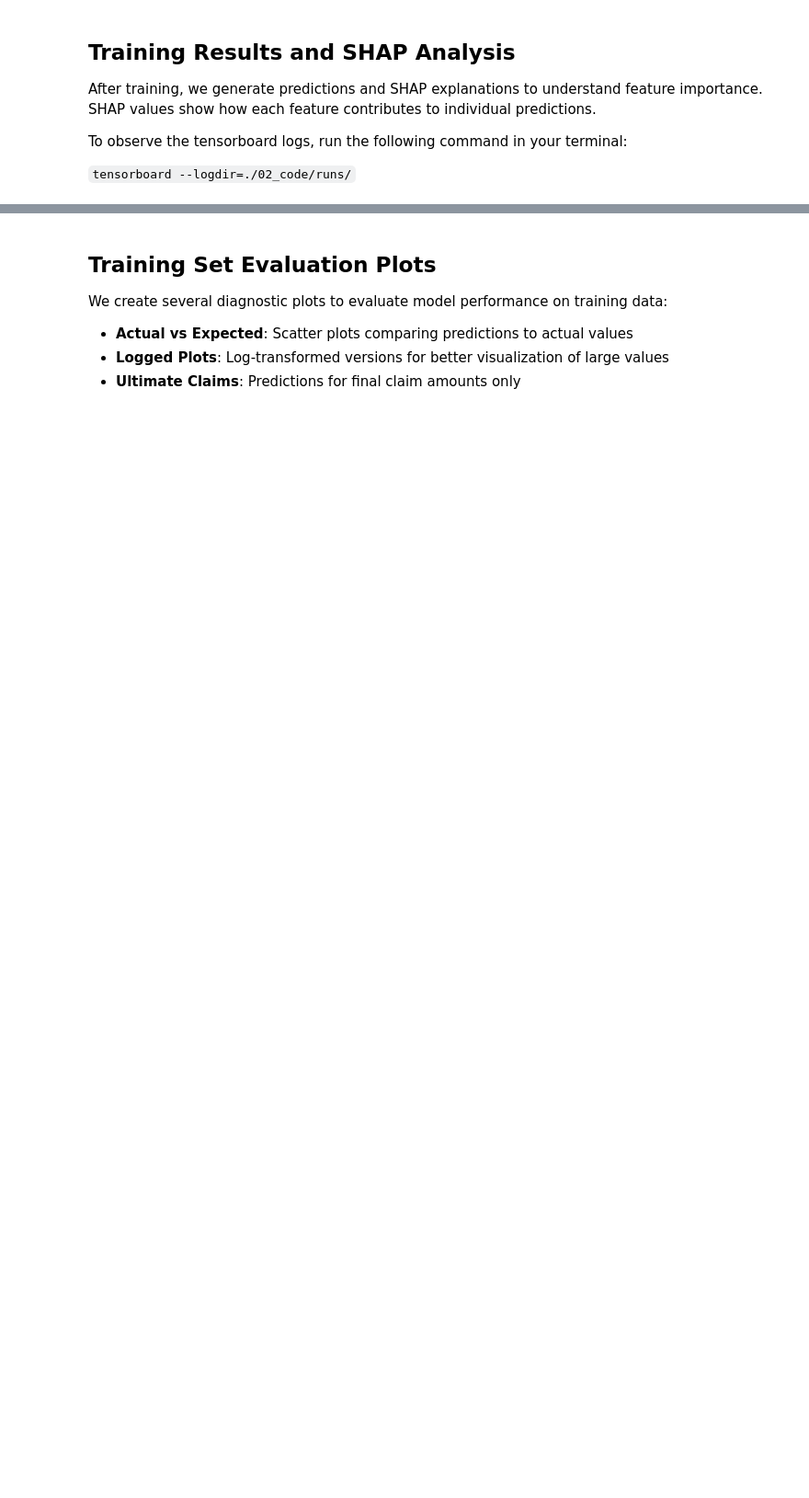
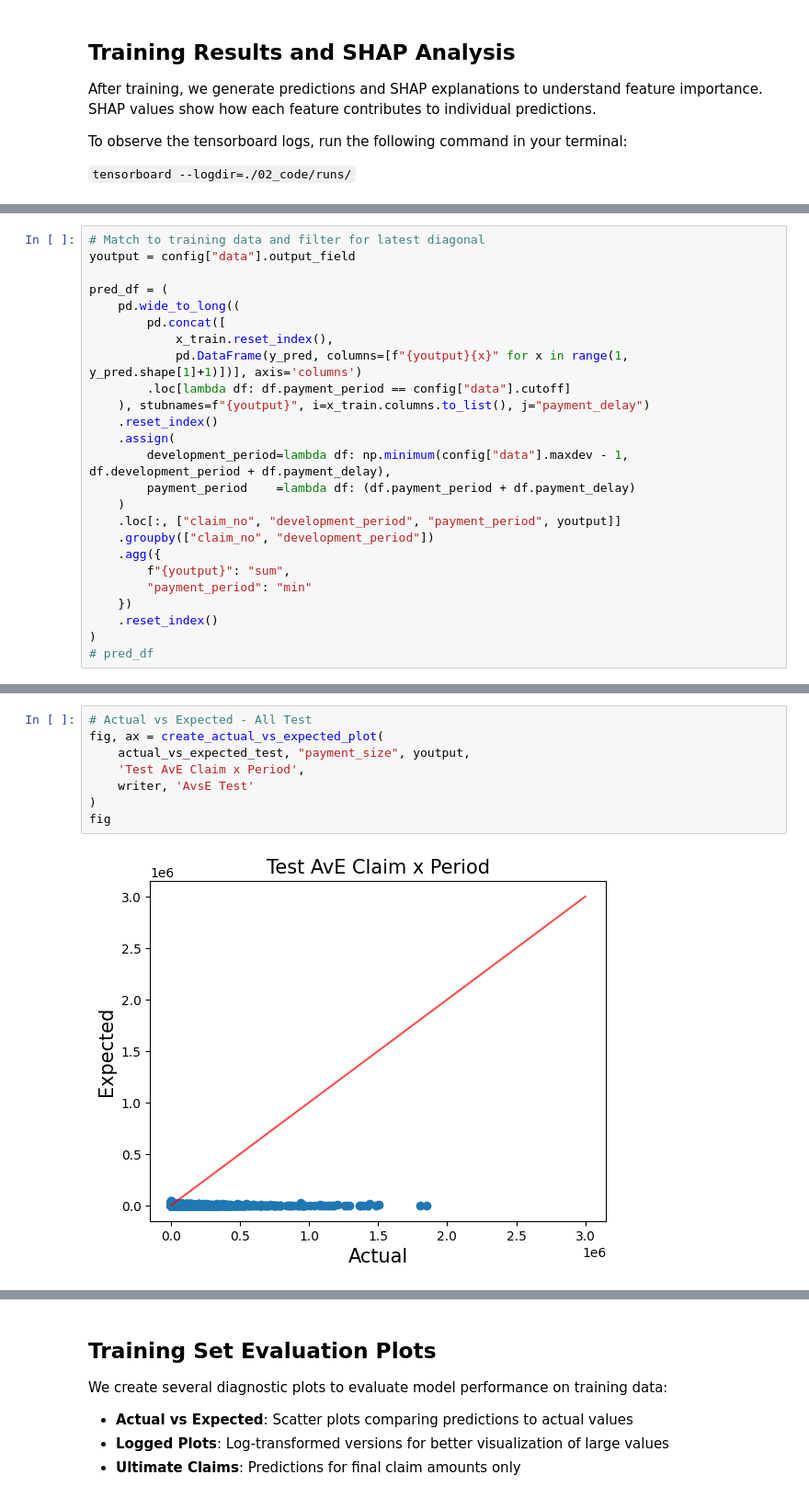
Before and after one commit to JackyP/MLR_working_party, a Jupyter notebook: 02_code/GRU_framework_triangular.ipynb, the cells around one changed output, grey strips where cells are left out. Shown at 92% size. Saved outputs shown, nothing was run; the diff lists cells and outputs as text; blank space fills up the shorter version.

```diff
--- a/02_code/GRU_framework_triangular.ipynb
+++ b/02_code/GRU_framework_triangular.ipynb
@@ -348,0 +345,25 @@ AttributeError: 'DataFrame' object has no attribute 'train_ind_time'
+# %%
+# Match to training data and filter for latest diagonal
+youtput = config["data"].output_field
+
+pred_df = (
+    pd.wide_to_long((
+        pd.concat([
+            x_train.reset_index(),
+            pd.DataFrame(y_pred, columns=[f"{youtput}{x}" for x in range(1, y_pred.shape[1]+1)])], axis='columns')
+        .loc[lambda df: df.payment_period == config["data"].cutoff]
+    ), stubnames=f"{youtput}", i=x_train.columns.to_list(), j="payment_delay")
+    .reset_index()
+    .assign(
+        development_period=lambda df: np.minimum(config["data"].maxdev - 1, df.development_period + df.payment_delay),
+        payment_period    =lambda df: (df.payment_period + df.payment_delay)
+    )
+    .loc[:, ["claim_no", "development_period", "payment_period", youtput]]
+    .groupby(["claim_no", "development_period"])
+    .agg({
+        f"{youtput}": "sum",
+        "payment_period": "min"
+    })
+    .reset_index()
+)
+# pred_df
@@ -348,0 +599,10 @@ AttributeError: 'DataFrame' object has no attribute 'train_ind_time'
+# %%
+# Actual vs Expected - All Test
+fig, ax = create_actual_vs_expected_plot(
+    actual_vs_expected_test, "payment_size", youtput,
+    'Test AvE Claim x Period',
+    writer, 'AvsE Test'
+)
+fig
+# %% [output]
+[figure, added]
```
Also changed, not shown: parts of 36 cells of this notebook, 3 other files.
